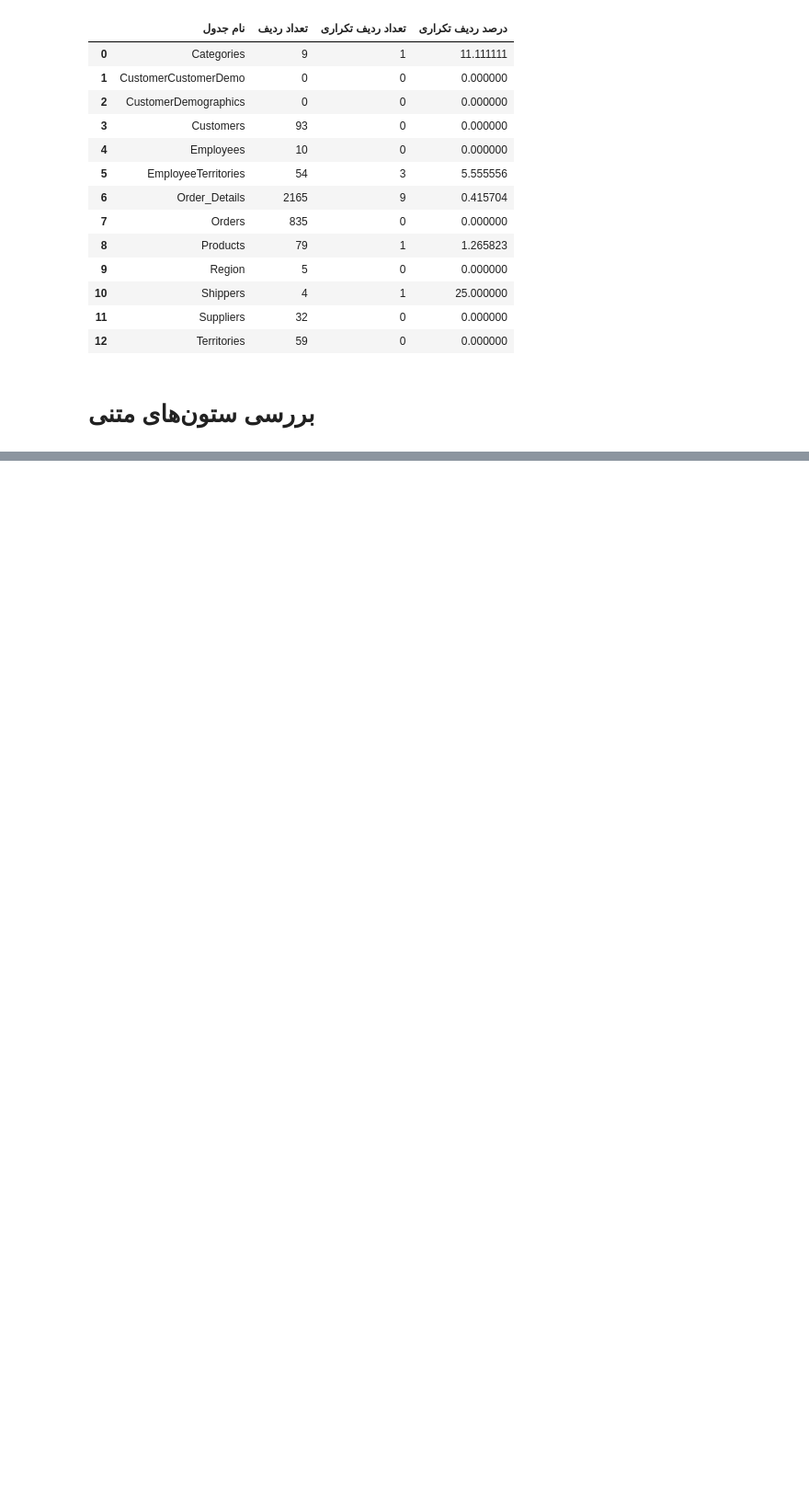
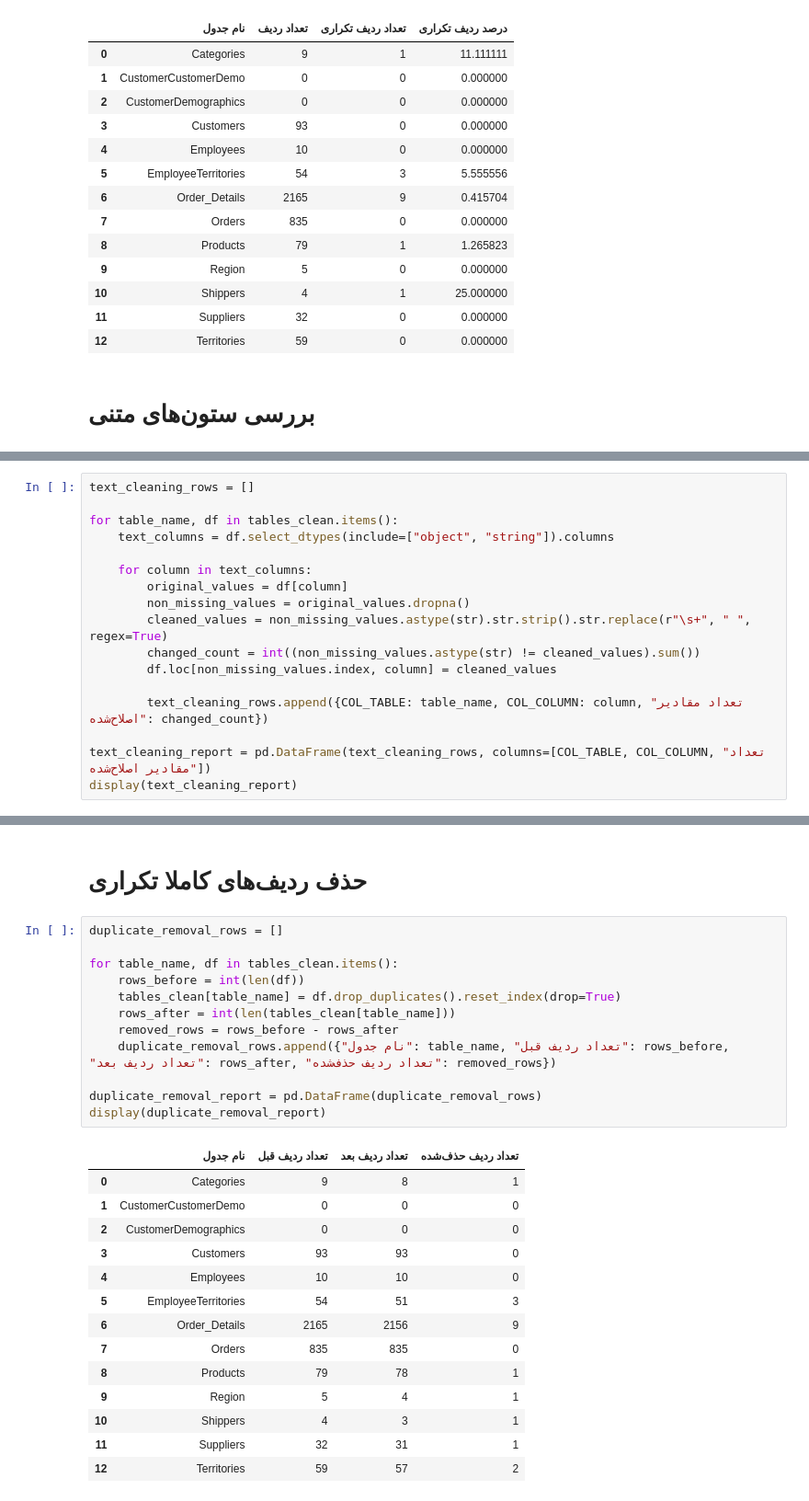
Before and after one commit to IT-Team-14042/IT-14042, a Jupyter notebook: notebooks/phase1.ipynb, the cells around one changed output, grey strips where cells are left out. Shown at 92% size. Cells and saved outputs as stored; diff of their text form; blank space fills up the shorter version.

```diff
--- a/notebooks/phase1.ipynb
+++ b/notebooks/phase1.ipynb
@@ -371,0 +354,17 @@ Original dirty data files were not changed.
+# %%
+text_cleaning_rows = []
+
+for table_name, df in tables_clean.items():
+    text_columns = df.select_dtypes(include=["object", "string"]).columns
+
+    for column in text_columns:
+        original_values = df[column]
+        non_missing_values = original_values.dropna()
+        cleaned_values = non_missing_values.astype(str).str.strip().str.replace(r"\s+", " ", regex=True)
+        changed_count = int((non_missing_values.astype(str) != cleaned_values).sum())
+        df.loc[non_missing_values.index, column] = cleaned_values
+
+        text_cleaning_rows.append({COL_TABLE: table_name, COL_COLUMN: column, "تعداد مقادیر اصلاح‌شده": changed_count})
+
+text_cleaning_report = pd.DataFrame(text_cleaning_rows, columns=[COL_TABLE, COL_COLUMN, "تعداد مقادیر اصلاح‌شده"])
+display(text_cleaning_report)
@@ -371,0 +389,29 @@ Original dirty data files were not changed.
+# %% [markdown]
+# حذف ردیف‌های کاملا تکراری
+# %%
+duplicate_removal_rows = []
+
+for table_name, df in tables_clean.items():
+    rows_before = int(len(df))
+    tables_clean[table_name] = df.drop_duplicates().reset_index(drop=True)
+    rows_after = int(len(tables_clean[table_name]))
+    removed_rows = rows_before - rows_after
+    duplicate_removal_rows.append({"نام جدول": table_name, "تعداد ردیف قبل": rows_before, "تعداد ردیف بعد": rows_after, "تعداد ردیف حذف‌شده": removed_rows})
+
+duplicate_removal_report = pd.DataFrame(duplicate_removal_rows)
+display(duplicate_removal_report)
+# %% [output]
+|  | نام جدول | تعداد ردیف قبل | تعداد ردیف بعد | تعداد ردیف حذف‌شده |
+| 0 | Categories | 9 | 8 | 1 |
+| 1 | CustomerCustomerDemo | 0 | 0 | 0 |
+| 2 | CustomerDemographics | 0 | 0 | 0 |
+| 3 | Customers | 93 | 93 | 0 |
+| 4 | Employees | 10 | 10 | 0 |
+| 5 | EmployeeTerritories | 54 | 51 | 3 |
+| 6 | Order_Details | 2165 | 2156 | 9 |
+| 7 | Orders | 835 | 835 | 0 |
+| 8 | Products | 79 | 78 | 1 |
+| 9 | Region | 5 | 4 | 1 |
+| 10 | Shippers | 4 | 3 | 1 |
+| 11 | Suppliers | 32 | 31 | 1 |
+| 12 | Territories | 59 | 57 | 2 |
```
Also changed, not shown: parts of 28 cells of this notebook, 8 other files.
